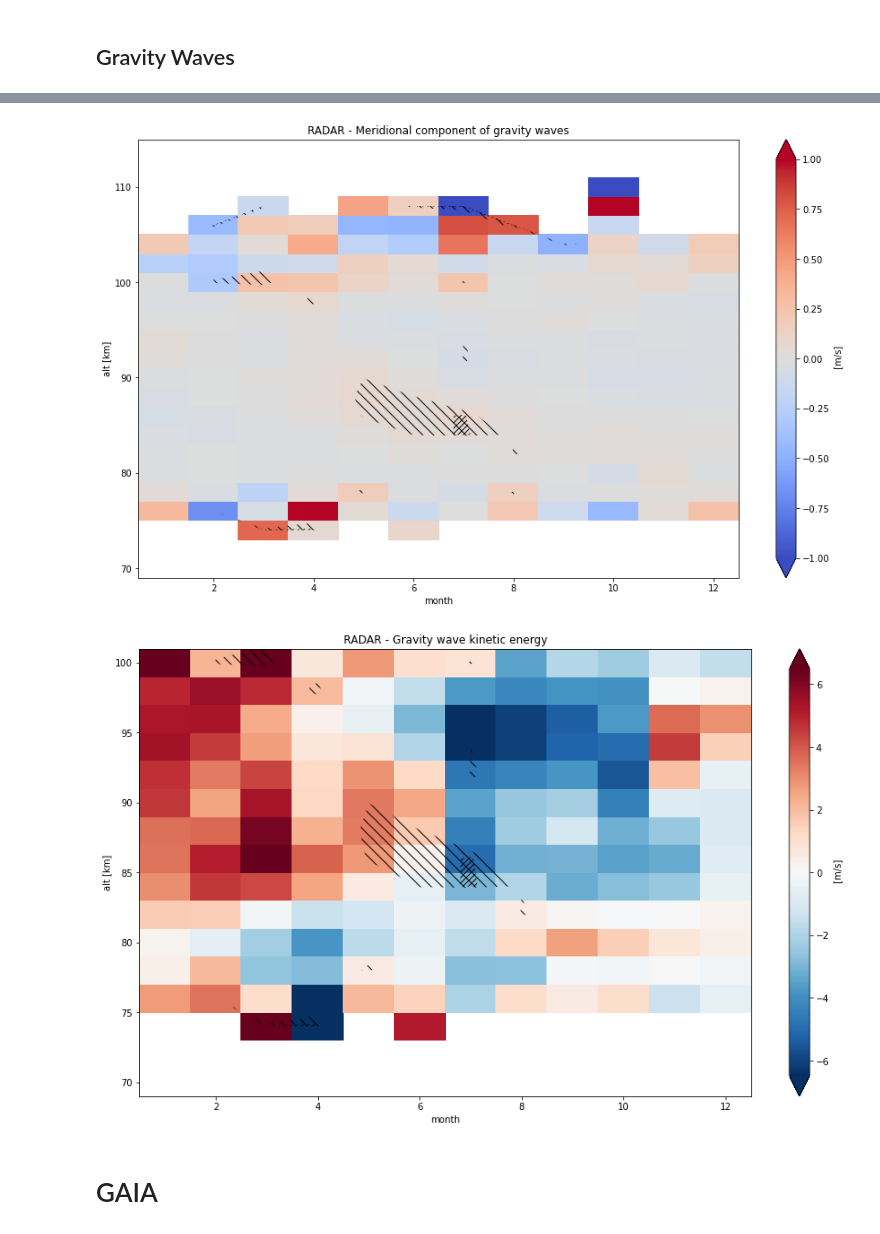
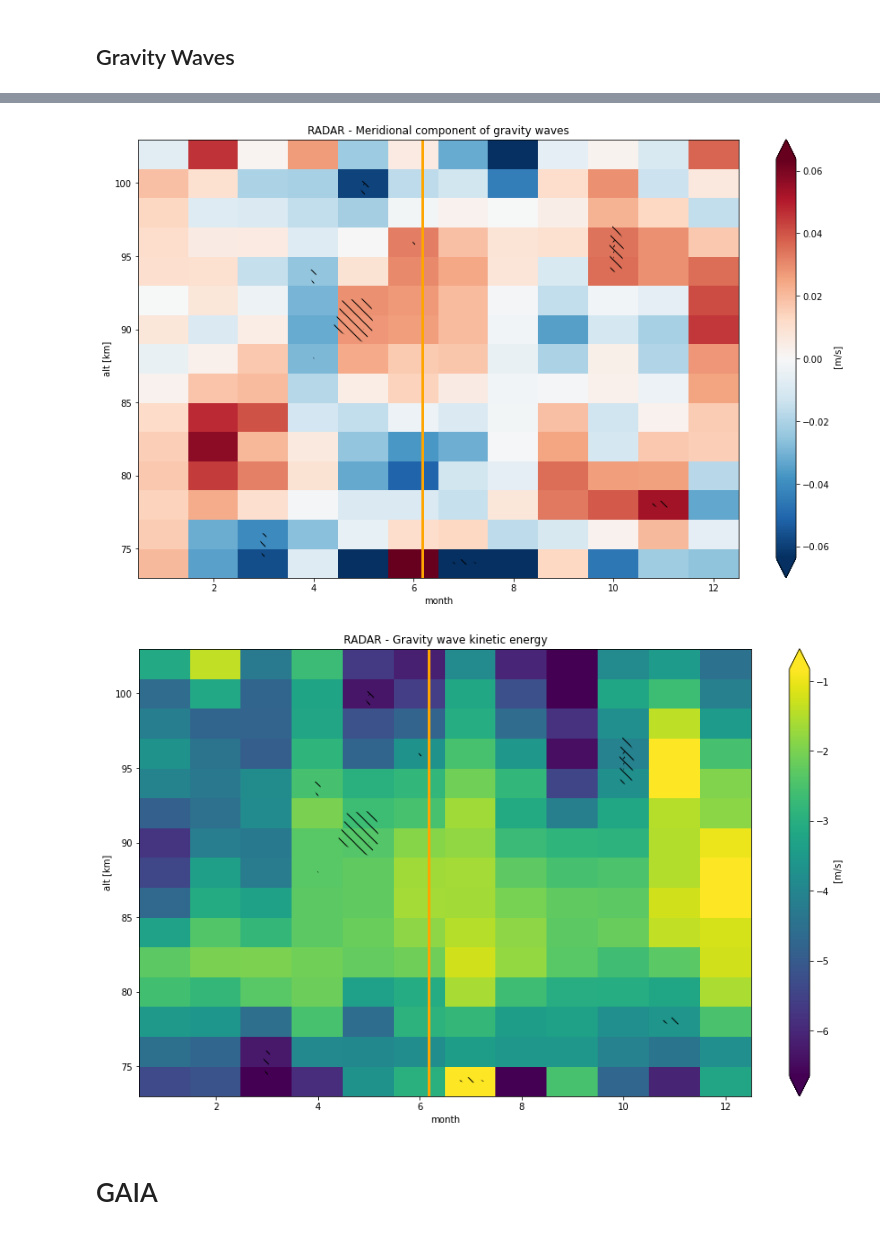
Before and after one commit to VACILT/trends_project, a Jupyter notebook: data_introduction_jason.ipynb, the cells around one changed output, grey strips where cells are left out. Saved outputs shown, nothing was run; the diff lists cells and outputs as text; code cells hidden in the pictures.

```diff
--- a/data_introduction_jason.ipynb
+++ b/data_introduction_jason.ipynb
@@ -9,7 +9,7 @@ from matplotlib.legend_handler import HandlerLineCollection, HandlerTuple
 from scipy import stats
 # %%
 #SET STATION HERE
-station = 'Kir'
+station = 'CMA'
 root_path = '/home/gemeinsam_tmp/UA_students/data/'
 alt = [70, 72, 74, 76, 78, 80, 82, 84, 86, 88, 90, 92, 94, 96, 98, 100, 102, 104, \
        106, 108, 110, 112, 114, 116, 118, 120]
@@ -453,10 +463,10 @@ v_gw_statistics['parameter'] = ['slope', 'intercept', 'r_value','p_value', 'std_
 
 #u
 #temp = v_gw_statistics.sel(parameter='slope', alt = slice(70,115))
-temp = v_gw_statistics.sel(parameter='slope', alt = slice(70,115))
+temp = v_gw_statistics.sel(parameter='slope', alt = slice(74,102))
 
 temp.attrs['units'] = 'm/s'
-p = temp.plot(x='month',figsize = [15,9],vmin = gwmin, vmax = gwmax, cmap=cmap)
+p = temp.plot(x='month',figsize = [15,9],robust=True)#vmin = gwmin, vmax = gwmax, cmap=cmap)
 ax = p.axes
 plot_kwargs2 = dict(x ='month',levels = [0,0.05], hatches = ['\\\\',None], colors='none', add_colorbar=False)
 da_pv = v_gw_statistics.sel(parameter='p_value')
@@ -465,31 +475,35 @@ plot_kwargs2['levels'] = [0,0.01]
 plot_kwargs2['hatches'] = ['////',None]
 da_pv.plot.contourf(ax = ax, **plot_kwargs2)
 ax.set_title('RADAR - Meridional component of gravity waves')
+plt.axvline(x=6.1666, linewidth = 3 , color = 'orange')
+
 ax.figure.savefig('results/cont_v_gw_radar_'+station+'_mon.png')
 # %% [output]
-[figure, old version]
+[figure, new version]
 # %%
 ekin_statistics = time_reg_masked(ekin_radar_monthly_ano.groupby('time.month'))
 ekin_statistics['parameter'] = ['slope', 'intercept', 'r_value','p_value', 'std_err']
 
 
 #u
 #temp = v_gw_statistics.sel(parameter='slope', alt = slice(70,115))
-temp = ekin_statistics.sel(parameter='slope', alt = slice(70,100))
+temp = ekin_statistics.sel(parameter='slope', alt = slice(74,102))
 
 temp.attrs['units'] = 'm/s'
 p = temp.plot(x='month',figsize = [15,9], robust = True)
 ax = p.axes
 plot_kwargs2 = dict(x ='month',levels = [0,0.05], hatches = ['\\\\',None], colors='none', add_colorbar=False)
 da_pv = v_gw_statistics.sel(parameter='p_value')
 da_pv.plot.contourf(ax = ax, **plot_kwargs2)
 plot_kwargs2['levels'] = [0,0.01]
 plot_kwargs2['hatches'] = ['////',None]
 da_pv.plot.contourf(ax = ax, **plot_kwargs2)
 ax.set_title('RADAR - Gravity wave kinetic energy')
+plt.axvline(x=6.1666, linewidth = 3 , color = 'orange')
+
 ax.figure.savefig('results/ekin_radar_'+station+'_mon.png')
 # %% [output]
-[figure, old version]
+[figure, new version]
 # %% [markdown]
 # GAIA
 # %% [markdown]
```
Also changed, not shown: parts of 28 cells of this notebook.
